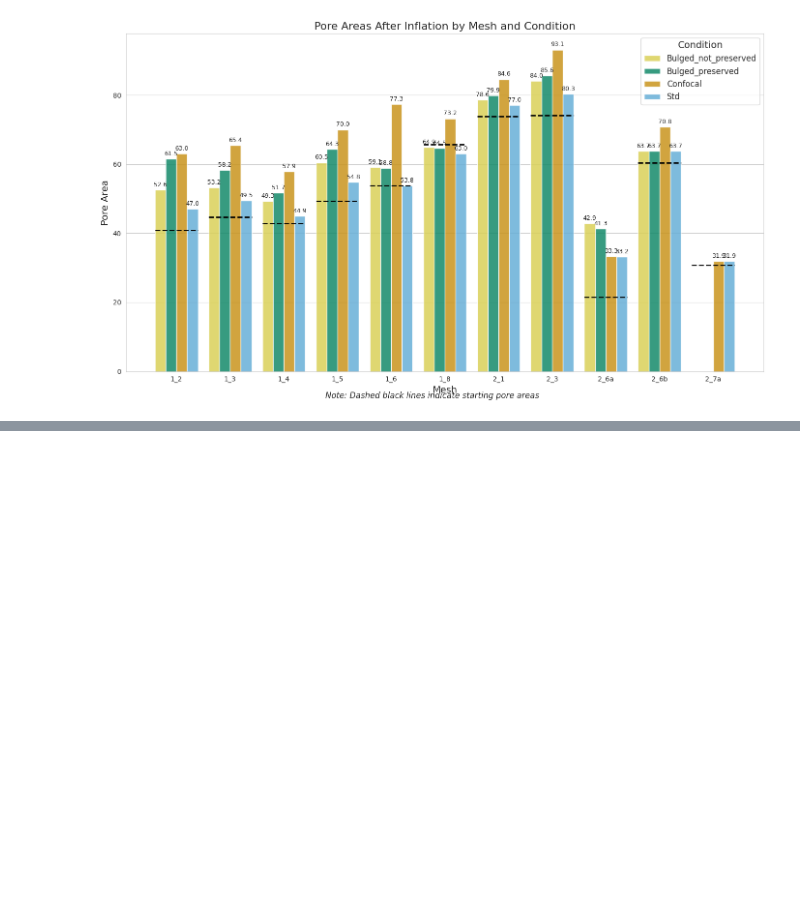
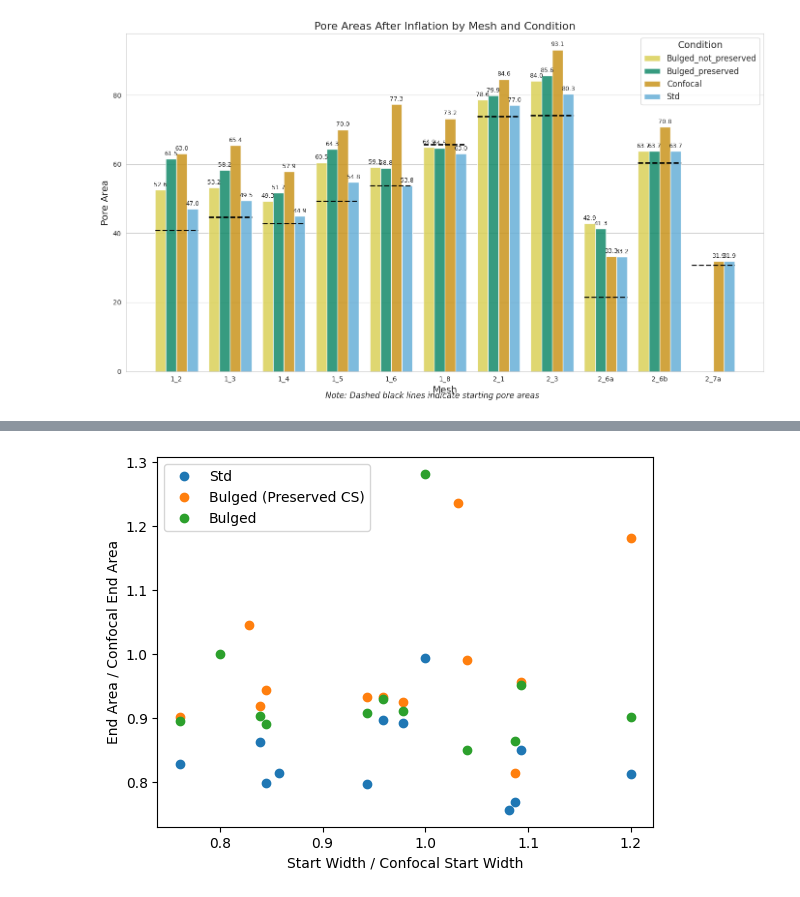
Before and after one commit to mtomtom/onion-stomatal-geometry, a Jupyter notebook: output/results.ipynb, the cells around one changed output, grey strips where cells are left out. Cells and saved outputs as stored; diff of their text form; code cells hidden in the pictures; blank space fills up the shorter version.

```diff
--- a/output/results.ipynb
+++ b/output/results.ipynb
@@ -710,0 +796,14 @@ plt.show()
+# %%
+## What about the difference in guard cell width?
+
+plt.plot(results_df["Std Start Width"]/ results_df["Confocal Start Width"], results_df["Std End Area"]/results_df["Confocal End Area"], 'o', label = "Std")
+plt.plot(results_df["Bulged (Preserved CS) Start Width"]/ results_df["Confocal Start Width"], results_df["Bulged (Preserved CS) End Area"]/results_df["Confocal End Area"],  'o', label = "Bulged (Preserved CS)")
+plt.plot(results_df["Bulged Start Width"]/ results_df["Confocal Start Width"],results_df["Bulged End Area"]/results_df["Confocal End Area"],  'o', label = "Bulged")
+
+plt.legend()
+plt.xlabel('Start Width / Confocal Start Width')
+plt.ylabel('End Area / Confocal End Area')
+
+plt.show()
+# %% [output]
+[figure, added]
```
Also changed, not shown: parts of 16 cells of this notebook, 1 other file.
